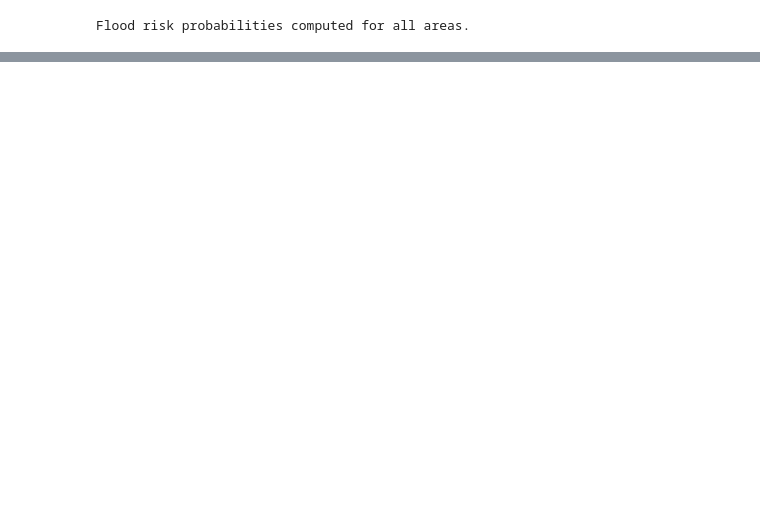
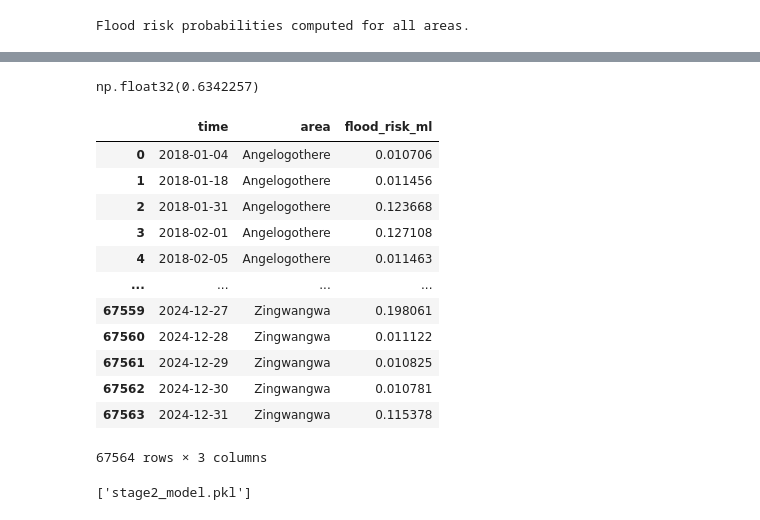
Before and after one commit to Princethawani/goesafe101, a Jupyter notebook: AI/notebooks/flood_risk.ipynb, the cells around one changed output, grey strips where cells are left out. Cells and saved outputs as stored; diff of their text form; code cells hidden in the pictures; blank space fills up the shorter version.

```diff
--- a/AI/notebooks/flood_risk.ipynb
+++ b/AI/notebooks/flood_risk.ipynb
@@ -697,0 +666,14 @@ Flood risk probabilities computed for all areas.
+# %%
+from xgboost import XGBRegressor
+
+stage2_model = XGBRegressor(
+    n_estimators=200,
+    max_depth=3,
+    learning_rate=0.07,
+    subsample=0.9,
+    colsample_bytree=0.9,
+    objective='reg:squarederror',
+    random_state=42
+)
+
+stage2_model.fit(X2, y2)
@@ -697,0 +692,4 @@ Flood risk probabilities computed for all areas.
+# %%
+from scipy.special import expit
+
+full_data['susceptibility_ml'] = expit(stage2_model.predict(X2))
@@ -697,0 +711,41 @@ Flood risk probabilities computed for all areas.
+# %%
+full_data['susceptibility_ml'] = (
+    full_data
+    .groupby('area')['susceptibility_ml']
+    .transform('median')
+)
+# %%
+full_data['flood_risk_ml'] = (
+    full_data['trigger_prob_ml'] *
+    full_data['susceptibility_ml']
+)
+# %%
+full_data['flood_risk_ml'].max()
+# %% [output]
+np.float32(0.6342257)
+# %%
+full_data[["time","area","flood_risk_ml"]]
+# %% [output]
+|  | time | area | flood_risk_ml |
+| 0 | 2018-01-04 | Angelogothere | 0.010706 |
+| 1 | 2018-01-18 | Angelogothere | 0.011456 |
+| 2 | 2018-01-31 | Angelogothere | 0.123668 |
+| 3 | 2018-02-01 | Angelogothere | 0.127108 |
+| 4 | 2018-02-05 | Angelogothere | 0.011463 |
+| ... | ... | ... | ... |
+| 67559 | 2024-12-27 | Zingwangwa | 0.198061 |
+| 67560 | 2024-12-28 | Zingwangwa | 0.011122 |
+| 67561 | 2024-12-29 | Zingwangwa | 0.010825 |
+| 67562 | 2024-12-30 | Zingwangwa | 0.010781 |
+| 67563 | 2024-12-31 | Zingwangwa | 0.115378 |
+67564 rows × 3 columns
+# %%
+import joblib
+
+# Save Stage-1 model
+joblib.dump(stage1_model, 'stage1_model.pkl')
+
+# Save Stage-2 model
+joblib.dump(stage2_model, 'stage2_model.pkl')
+# %% [output]
+['stage2_model.pkl']
```
Also changed, not shown: parts of 10 cells of this notebook, 7 other files.
